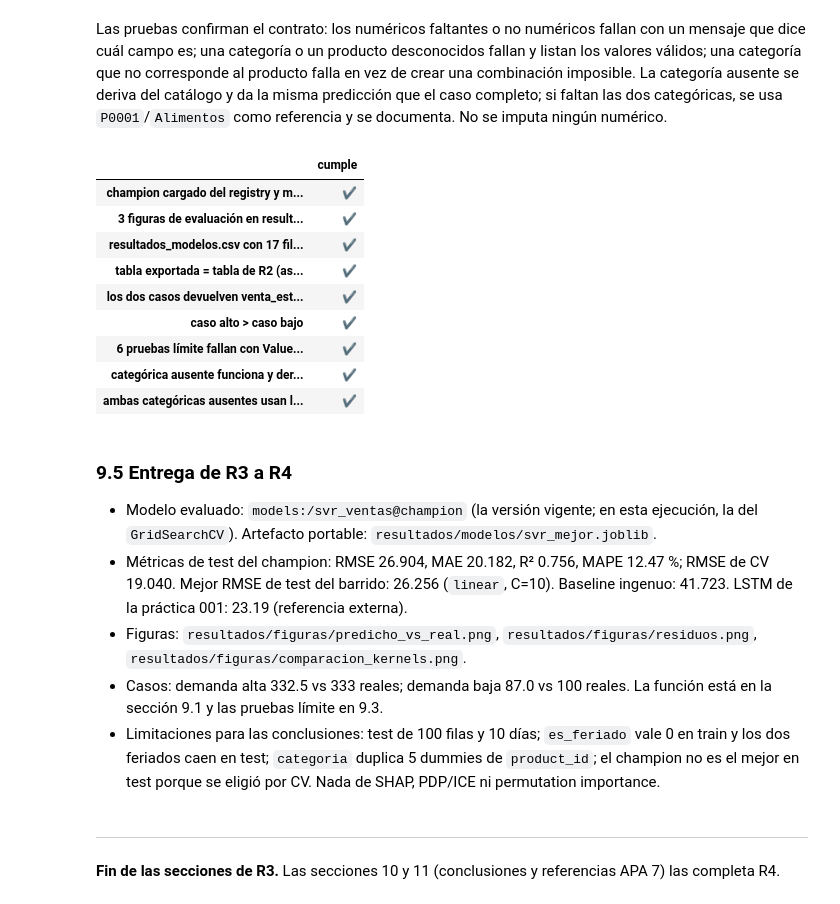
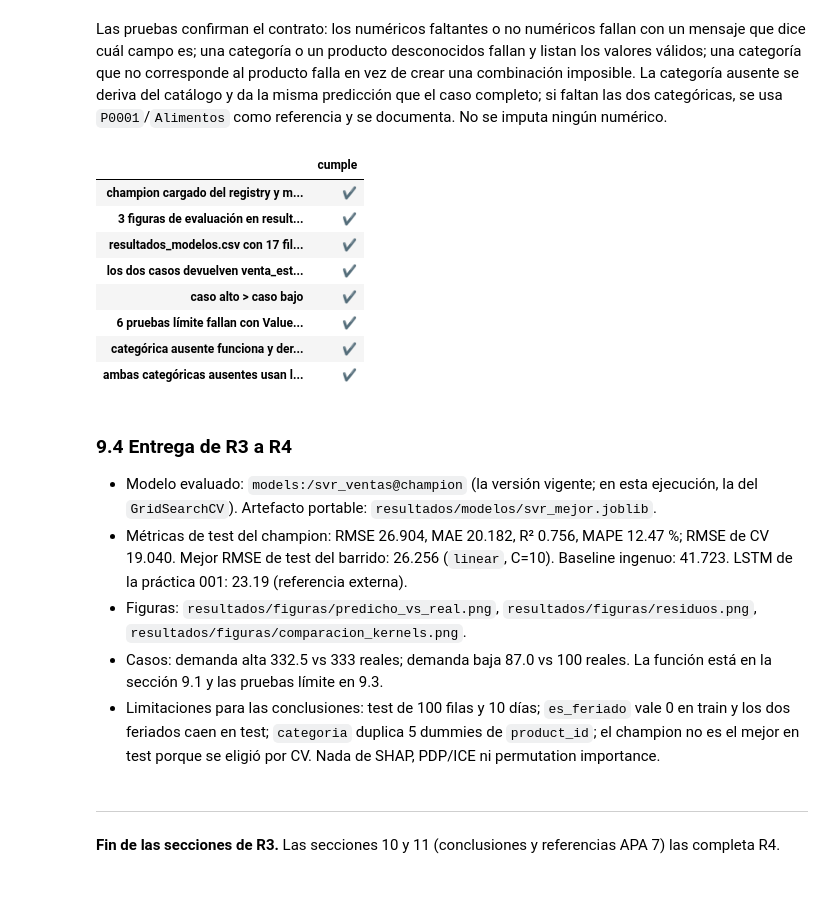
Before and after one commit to nnyez/practica-002, a Jupyter notebook: src/svr_ventas.ipynb, the cells around one changed output. Drawn from its saved outputs; the diff is of its cells as text; code cells hidden in the pictures.

```diff
--- a/src/svr_ventas.ipynb
+++ b/src/svr_ventas.ipynb
@@ -1142,37 +1141,35 @@ Las pruebas confirman el contrato: los numéricos faltantes o no numéricos fall
 # %%
 criterios = {
     "champion cargado del registry y métricas = run": bool(
         np.isclose(metricas_final["rmse"], fila_champion["RMSE"], rtol=1e-9, atol=1e-9)),
     "3 figuras de evaluación en resultados/figuras": all(
         (RUTA_FIGURAS / nombre).exists()
         for nombre in ["predicho_vs_real.png", "residuos.png", "comparacion_kernels.png"]),
     "resultados_modelos.csv con 17 filas, 10 columnas y ordenado por RMSE": bool(
         pd.read_csv(RUTA_TABLA).shape == (17, 10)
         and pd.read_csv(RUTA_TABLA)["RMSE"].is_monotonic_increasing),
-    "tabla exportada = tabla de R2 (assert_frame_equal)": tabla_coincide,
     "los dos casos devuelven venta_estimada": bool(tabla_casos["venta_estimada"].notna().all()),
     "caso alto > caso bajo": bool(
         tabla_casos.loc["demanda alta", "venta_estimada"] > tabla_casos.loc["demanda baja", "venta_estimada"]),
     "6 pruebas límite fallan con ValueError": len([p for p in pruebas if p["resultado"] == "ValueError"]) == 6,
     "categórica ausente funciona y deriva la categoría": bool(
         predecir_venta(sin_categoria)["venta_estimada"] == predecir_venta(caso_alto)["venta_estimada"]),
     "ambas categóricas ausentes usan la referencia": isinstance(predecir_venta(sin_ambas), dict),
 }
 assert all(criterios.values()), "Hay un criterio de R3 que no se cumple"
 display(pd.Series(criterios, name="cumple").map({True: "✔", False: "✘"}).to_frame())
 # %% [output]
 |  | cumple |
 | champion cargado del registry y m... | ✔ |
 | 3 figuras de evaluación en result... | ✔ |
 | resultados_modelos.csv con 17 fil... | ✔ |
-| tabla exportada = tabla de R2 (as... | ✔ |
 | los dos casos devuelven venta_est... | ✔ |
 | caso alto > caso bajo | ✔ |
 | 6 pruebas límite fallan con Value... | ✔ |
 | categórica ausente funciona y der... | ✔ |
 | ambas categóricas ausentes usan l... | ✔ |
 # %% [markdown]
-### 9.5 Entrega de R3 a R4
+### 9.4 Entrega de R3 a R4
 
 - Modelo evaluado: `models:/svr_ventas@champion` (la versión vigente; en esta ejecución, la del `GridSearchCV`). Artefacto portable: `resultados/modelos/svr_mejor.joblib`.
 - Métricas de test del champion: RMSE 26.904, MAE 20.182, R² 0.756, MAPE 12.47 %; RMSE de CV 19.040. Mejor RMSE de test del barrido: 26.256 (`linear`, C=10). Baseline ingenuo: 41.723. LSTM de la práctica 001: 23.19 (referencia externa).
```
Also changed, not shown: parts of 1 cell of this notebook, 5 other files.
